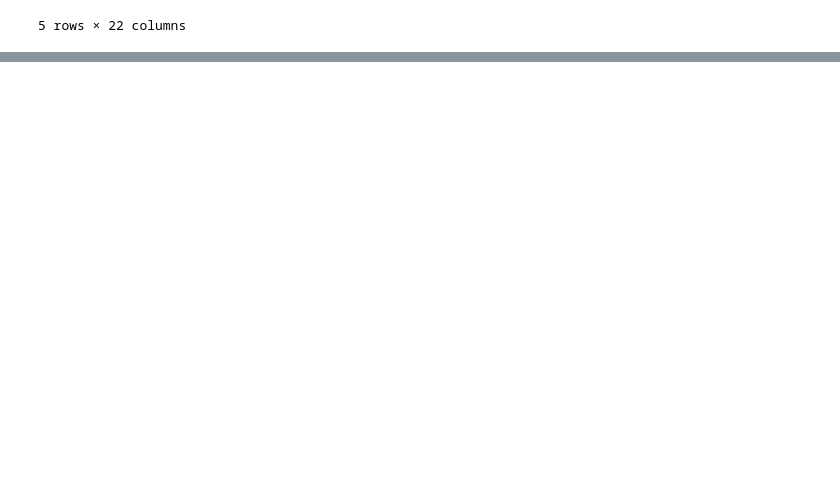
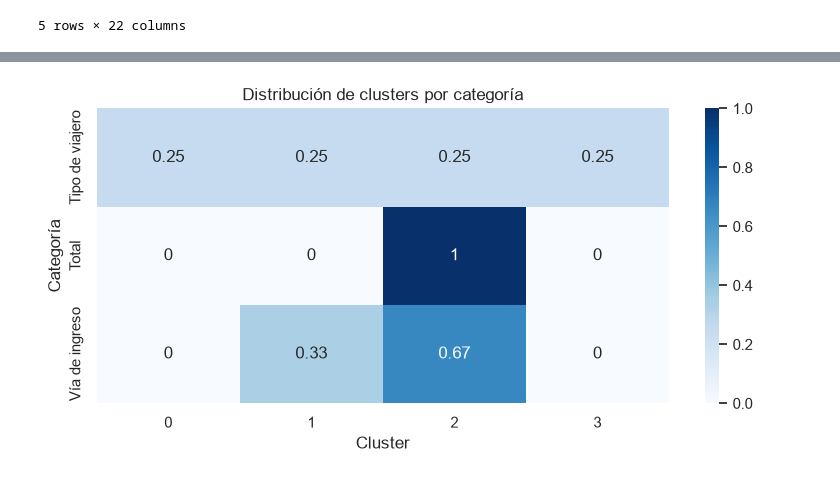
Before and after one commit to PeDro0210AVI/lab-1_time_series, a Jupyter notebook: notebooks/LSTM.ipynb, the cells around one changed output, grey strips where cells are left out. Saved outputs shown, nothing was run; the diff lists cells and outputs as text; code cells hidden in the pictures; blank space fills up the shorter version.

```diff
--- a/notebooks/LSTM.ipynb
+++ b/notebooks/LSTM.ipynb
@@ -436,0 +459,12 @@ plt.show()
+# %%
+
+scaler_feat = StandardScaler()
+feat_scaled = scaler_feat.fit_transform(feat_df)
+
+feat_scaled_df = pd.DataFrame(
+    feat_scaled,
+    index=feat_df.index,
+    columns=feat_df.columns
+)
+
+feat_scaled_df.head()
@@ -436,0 +755,72 @@ plt.show()
+# %%
+def infer_category(name):
+    if name == "Total":
+        return "Total"
+    if name.startswith("Tipo_"):
+        return "Tipo de viajero"
+    if name.startswith("Via_"):
+        return "Vía de ingreso"
+    return "Otra"
+
+analysis_df = feat_scaled_df.copy()
+analysis_df["cluster"] = cluster_labels
+analysis_df["categoria"] = [infer_category(name) for name in analysis_df.index]
+analysis_df = analysis_df.join(pca_df)
+
+# Resumen de agrupación por categoría
+tabla_cat_cluster = pd.crosstab(analysis_df["categoria"], analysis_df["cluster"])
+tabla_cat_cluster_prop = tabla_cat_cluster.div(tabla_cat_cluster.sum(axis=1), axis=0)
+
+print("Conteo categoría vs cluster:")
+display(tabla_cat_cluster)
+
+print("Proporción por categoría:")
+display(tabla_cat_cluster_prop.round(3))
+
+# Medida simple de concentración: cluster dominante por categoría
+resumen = []
+for cat, row in tabla_cat_cluster_prop.iterrows():
+    dom_cluster = row.idxmax()
+    dom_share = row.max()
+    resumen.append({
+        "categoria": cat,
+        "cluster_dominante": int(dom_cluster),
+        "proporcion_dominante": float(dom_share),
+        "n_series": int(tabla_cat_cluster.loc[cat].sum())
+    })
+
+resumen_df = pd.DataFrame(resumen).sort_values("proporcion_dominante", ascending=False)
+print("Resumen de agrupación:")
+display(resumen_df)
+
+# Mapa de calor categoría vs cluster
+plt.figure(figsize=(8, 4))
+sns.heatmap(tabla_cat_cluster_prop, annot=True, cmap="Blues", vmin=0, vmax=1)
+plt.title("Distribución de clusters por categoría")
+plt.xlabel("Cluster")
+plt.ylabel("Categoría")
+plt.tight_layout()
+plt.show()
+
+# PCA coloreado por categoría
+plt.figure(figsize=(10, 6))
+sns.scatterplot(
+    data=analysis_df.reset_index().rename(columns={"index": "serie"}),
+    x="PC1", y="PC2",
+    hue="categoria",
+    style="cluster",
+    s=120
+)
+for name, row in pca_df.iterrows():
+    plt.text(row["PC1"] + 0.02, row["PC2"] + 0.02, name, fontsize=9)
+plt.title("PCA de catch22 por categoría")
+plt.tight_layout()
+plt.show()
+
+print("Interpretación breve:")
+for _, row in resumen_df.iterrows():
+    print(
+        f"- {row['categoria']}: cluster dominante {row['cluster_dominante']} "
+        f"({row['proporcion_dominante']:.1%} de las series de esa categoría)."
+    )
+# %% [output]
@@ -436,0 +844 @@ plt.show()
+[figure, added]
```
Also changed, not shown: parts of 27 cells of this notebook.
